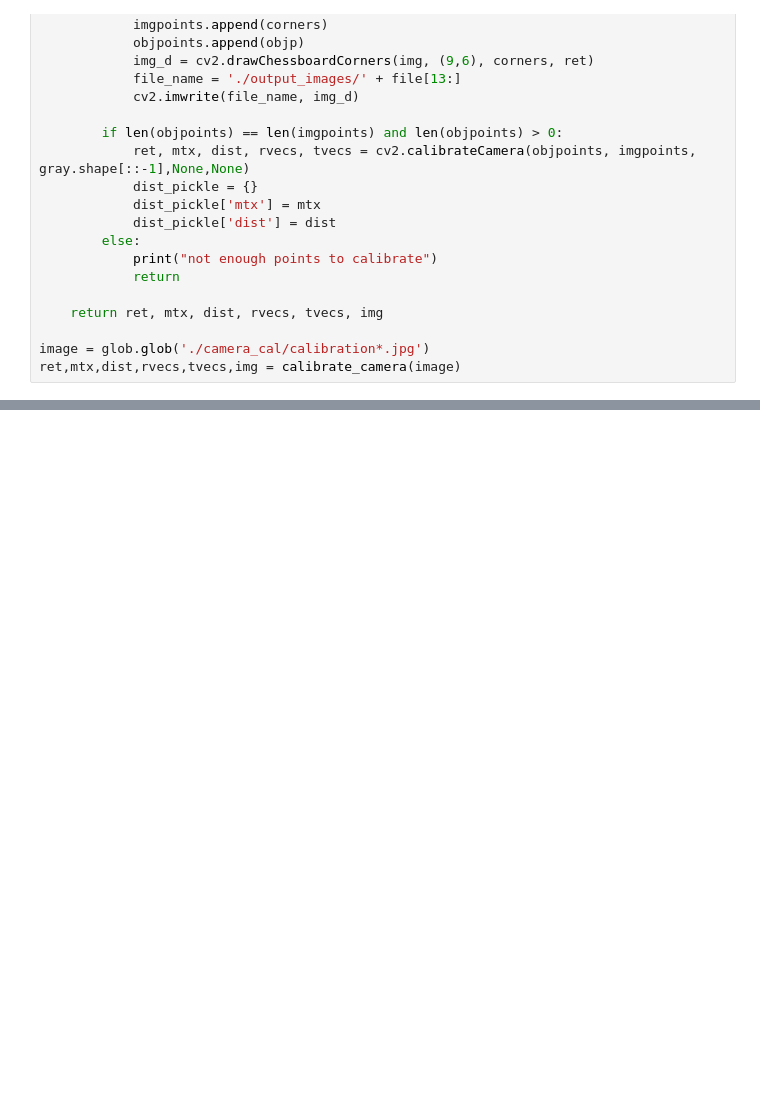
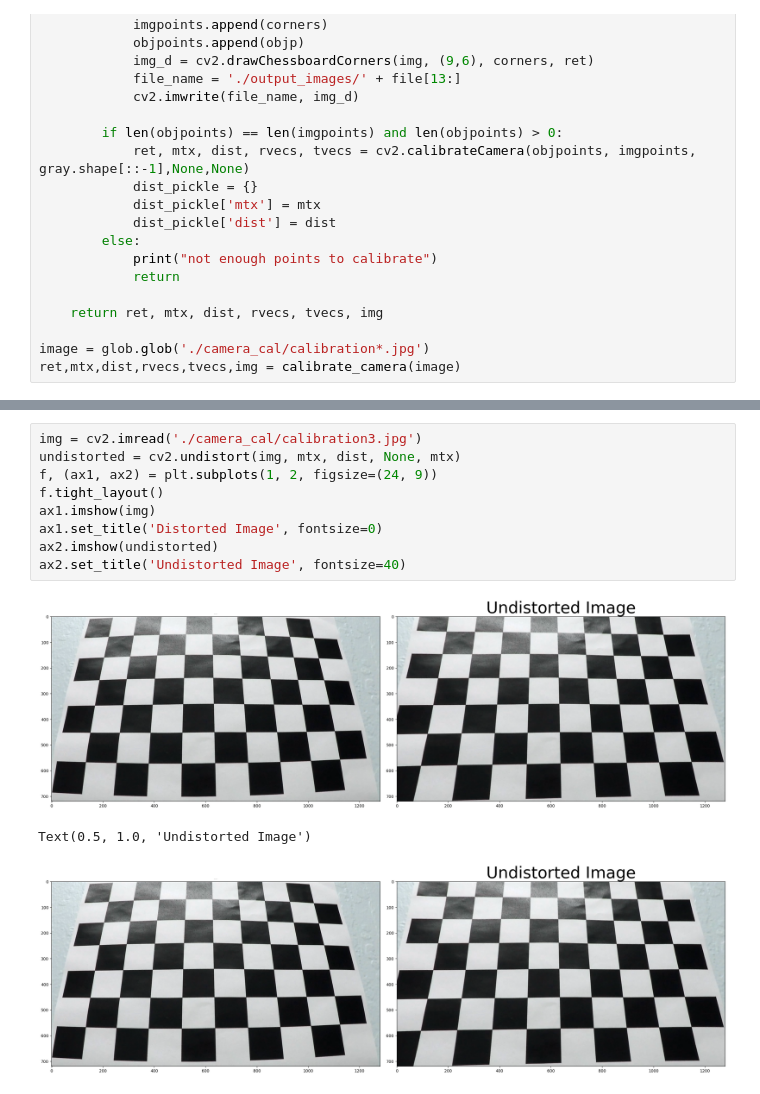
Before and after one commit to mahsanghani/UdacityCar, a Jupyter notebook: 2/lanes.ipynb, the cells around one changed output, grey strips where cells are left out. Cells and saved outputs as stored; diff of their text form; blank space fills up the shorter version.

Commit message:
undistorted

```diff
--- a/2/lanes.ipynb
+++ b/2/lanes.ipynb
@@ -52,0 +55,13 @@ plt.subplots_adjust(left=0.0, right=1.0, top=0.9, bottom=0.0)
+# %%
+img = cv2.imread('./camera_cal/calibration3.jpg')
+undistorted = cv2.undistort(img, mtx, dist, None, mtx)
+f, (ax1, ax2) = plt.subplots(1, 2, figsize=(24, 9))
+f.tight_layout()
+ax1.imshow(img)
+ax1.set_title('Distorted Image', fontsize=0)
+ax2.imshow(undistorted)
+ax2.set_title('Undistorted Image', fontsize=40)
+# %% [output]
+[figure, added]
+Text(0.5, 1.0, 'Undistorted Image')
+[figure, added]
```
Also changed, not shown: parts of 1 cell of this notebook.
